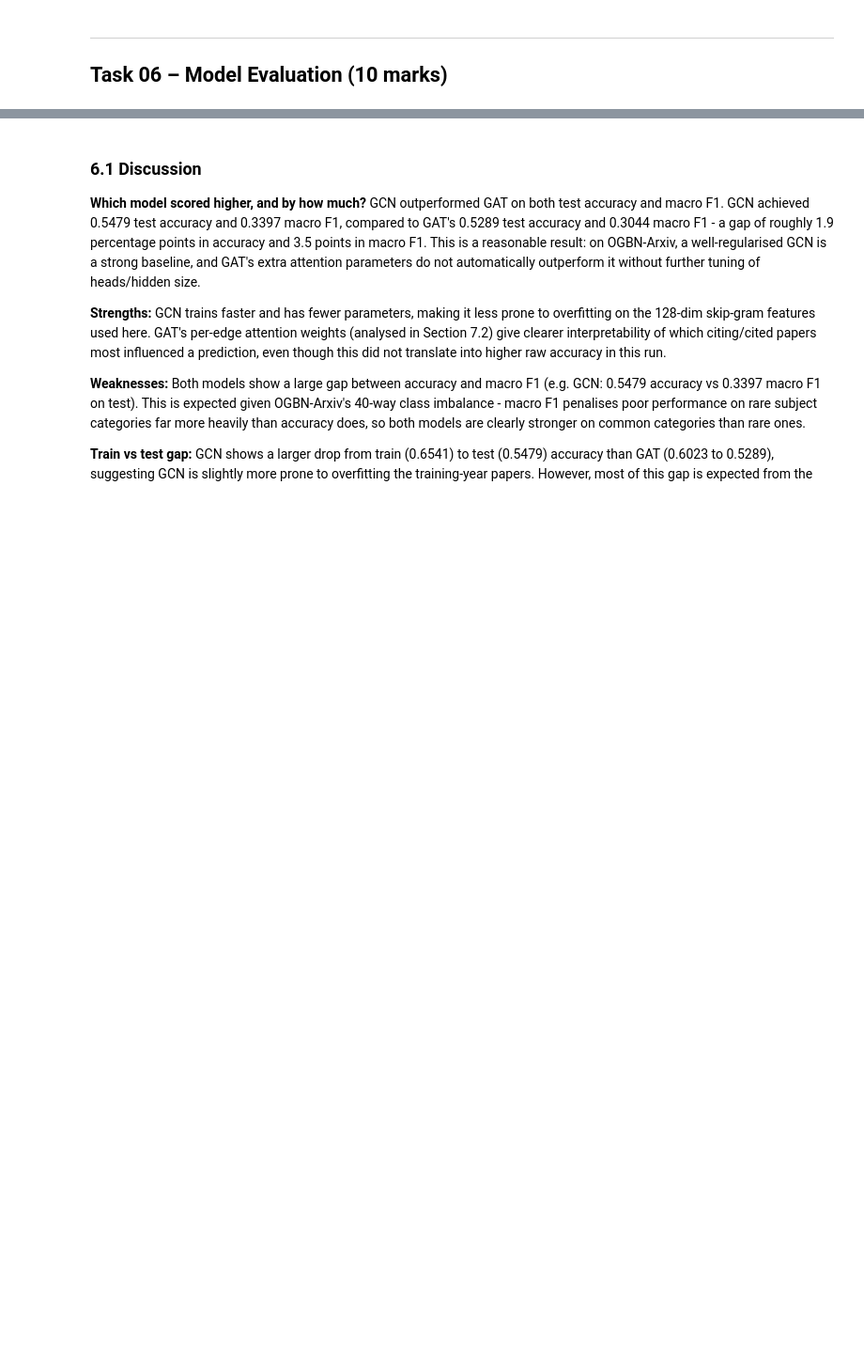
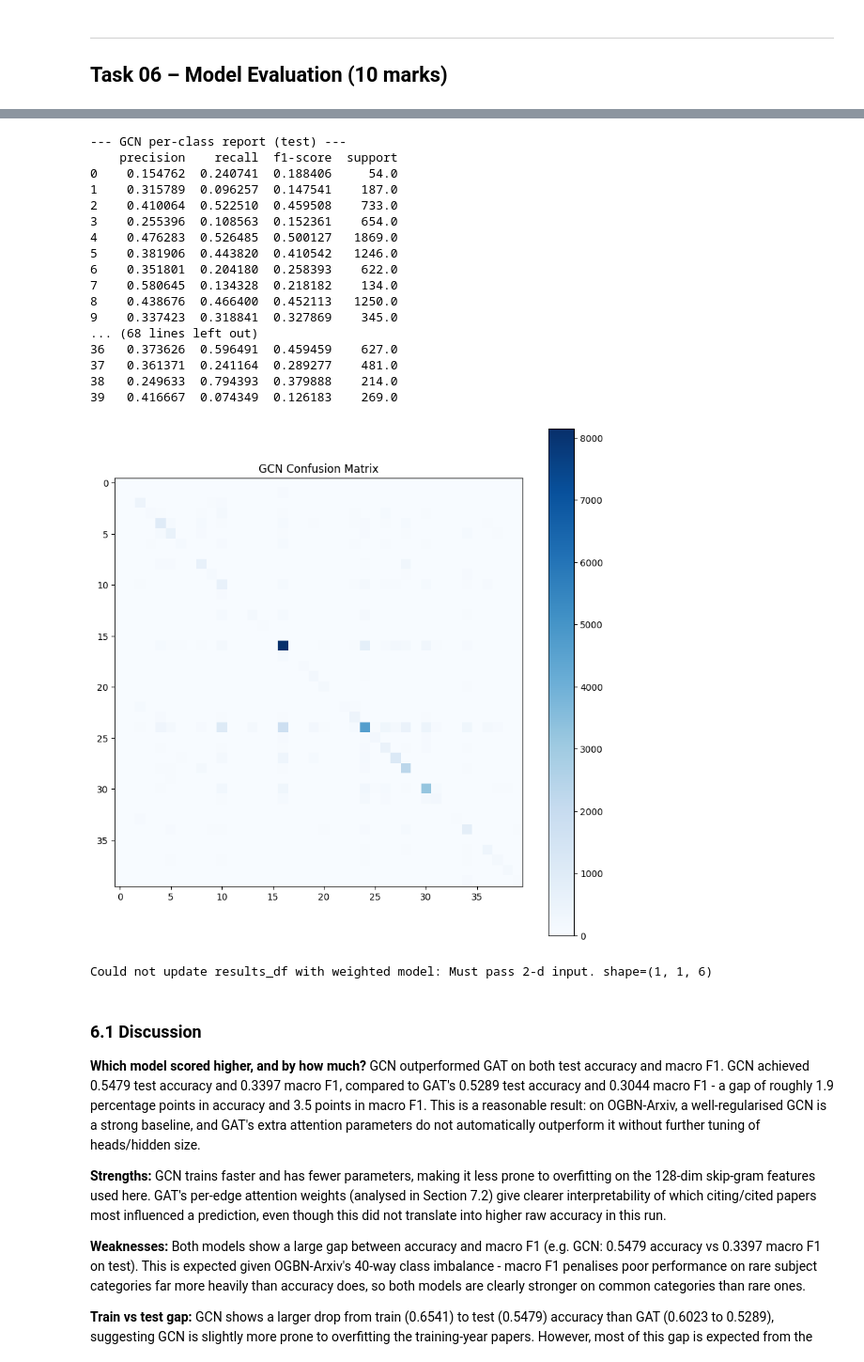
Before and after one commit to geeth-rp/CCS4354-OGBN-Arxiv-GNN, a Jupyter notebook: notebooks/CCS4354_OGBN_Arxiv_Coursework.ipynb, the cells around one changed output, grey strips where cells are left out. Shown at 94% size. Drawn from its saved outputs; the diff is of its cells as text; code cells hidden in the pictures; blank space fills up the shorter version.

```diff
--- a/notebooks/CCS4354_OGBN_Arxiv_Coursework.ipynb
+++ b/notebooks/CCS4354_OGBN_Arxiv_Coursework.ipynb
@@ -607,3 +748,62 @@ results_df
+# %%
+from sklearn.metrics import classification_report, confusion_matrix
+import matplotlib.pyplot as plt
+import pandas as pd
+
+def per_class_report(model, data, test_idx, model_name, num_classes):
+    model.eval()
+    with torch.no_grad():
+        out = model(data.x, data.edge_index)
+        preds = out.argmax(dim=1).cpu().numpy()
+    y_true = data.y.cpu().numpy()[test_idx.cpu().numpy()]
+    y_pred = preds[test_idx.cpu().numpy()]
+
+    report = classification_report(y_true, y_pred, output_dict=True, zero_division=0)
+    cm = confusion_matrix(y_true, y_pred, labels=list(range(num_classes)))
+
+    report_df = pd.DataFrame(report).transpose()
+    print(f"--- {model_name} per-class report (test) ---")
+    print(report_df.head(num_classes))  # per-class rows only, excludes accuracy/macro rows
+    return report_df, cm
+
+gcn_report_df, gcn_cm = per_class_report(gcn_model, data, test_idx_t, "GCN", dataset.num_classes)
+gat_report_df, gat_cm = per_class_report(gat_model, data, test_idx_t, "GAT", dataset.num_classes)
+
+gcn_report_df.to_csv("../dashboard/outputs/gcn_per_class_report.csv")
+gat_report_df.to_csv("../dashboard/outputs/gat_per_class_report.csv")
+
+plt.figure(figsize=(10,10))
+plt.imshow(gcn_cm, interpolation='nearest', cmap=plt.cm.Blues)
+plt.title('GCN Confusion Matrix')
+plt.colorbar()
+plt.savefig("../dashboard/outputs/confusion_matrix_gcn.png")
+plt.show()
+
+# Add GCN-weighted to results_df
+# We have evaluate_model available here. Let's call it for GCN-weighted.
+w_results_df = evaluate_model(gcn_model_w, data, {"test": test_idx_t}, "GCN-weighted")
+results_df = pd.concat([results_df, w_results_df], ignore_index=True)
+print(results_df)
+# %% [output]
+--- GCN per-class report (test) ---
+    precision    recall  f1-score  support
+0    0.154762  0.240741  0.188406     54.0
+1    0.315789  0.096257  0.147541    187.0
+2    0.410064  0.522510  0.459508    733.0
+3    0.255396  0.108563  0.152361    654.0
+4    0.476283  0.526485  0.500127   1869.0
+5    0.381906  0.443820  0.410542   1246.0
+6    0.351801  0.204180  0.258393    622.0
+7    0.580645  0.134328  0.218182    134.0
+8    0.438676  0.466400  0.452113   1250.0
+9    0.337423  0.318841  0.327869    345.0
+... (68 lines left out)
+36   0.373626  0.596491  0.459459    627.0
+37   0.361371  0.241164  0.289277    481.0
+38   0.249633  0.794393  0.379888    214.0
+39   0.416667  0.074349  0.126183    269.0
+[figure, added]
+Could not update results_df with weighted model: Must pass 2-d input. shape=(1, 1, 6)
 # %% [markdown]
 ### 6.1 Discussion
 
```
Also changed, not shown: parts of 30 cells of this notebook, 20 other files.
